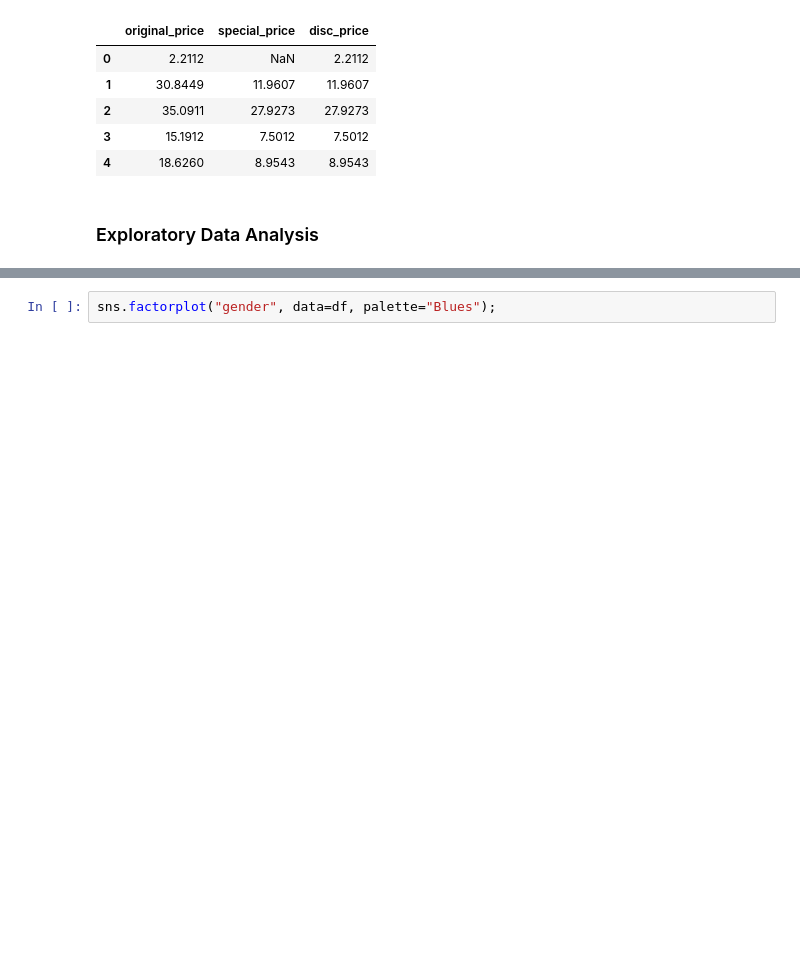
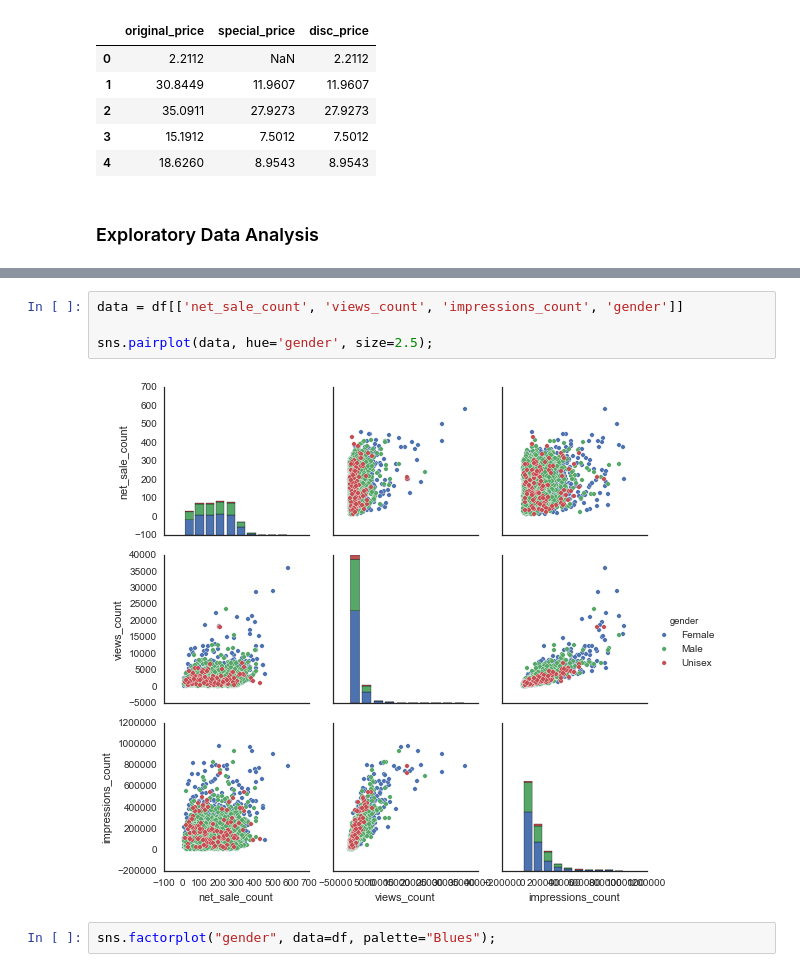
Before and after one commit to jthang/MachineLearningLab, a Jupyter notebook: pdt/lab_pdt.ipynb, the cells around one changed output, grey strips where cells are left out. Drawn from its saved outputs; the diff is of its cells as text; blank space fills up the shorter version.

```diff
--- a/pdt/lab_pdt.ipynb
+++ b/pdt/lab_pdt.ipynb
@@ -105,3 +118,9 @@ df[['original_price', 'special_price', 'disc_price']].head()
+# %%
+data = df[['net_sale_count', 'views_count', 'impressions_count', 'gender']]
+
+sns.pairplot(data, hue='gender', size=2.5);
+# %% [output]
+[figure, added]
 # %%
 sns.factorplot("gender", data=df, palette="Blues");
 # %% [output]
```
Also changed, not shown: parts of 24 cells of this notebook.
